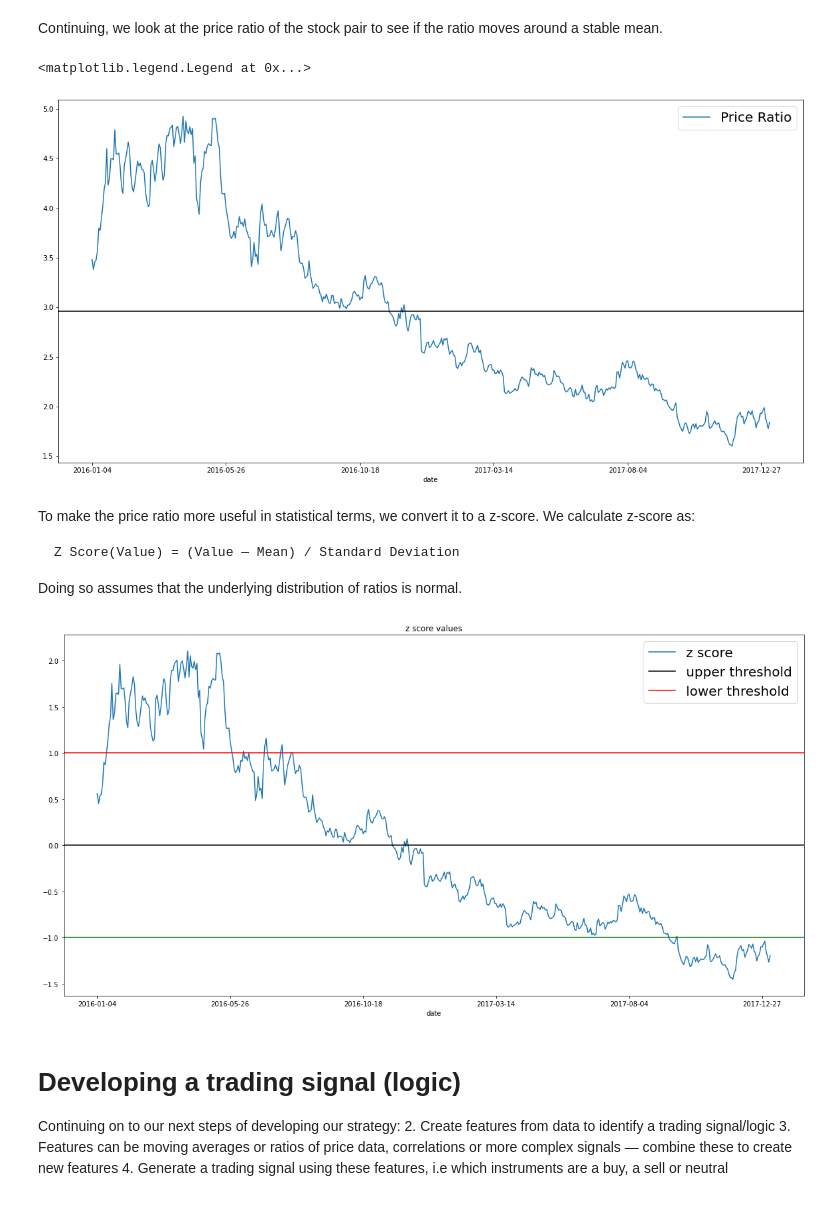
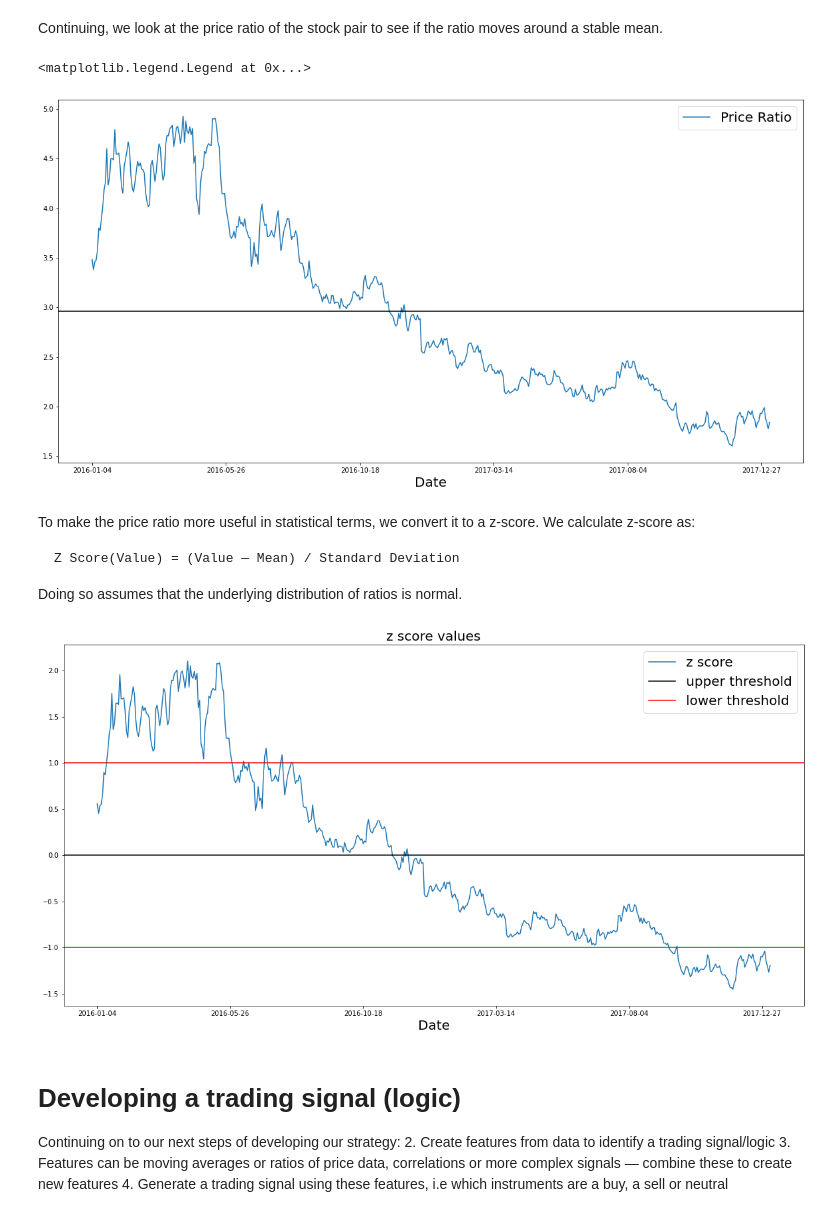
Before and after one commit to microgel/CS-216-Project, a Jupyter notebook: pair_trading.ipynb, the cells around one changed output. Saved outputs shown, nothing was run; the diff lists cells and outputs as text; code cells hidden in the pictures.

```diff
--- a/pair_trading.ipynb
+++ b/pair_trading.ipynb
@@ -358,10 +361,11 @@ Continuing, we look at the price ratio of the stock pair to see if the ratio mov
 price_ratio = train['stock1']/train['stock2']
 price_ratio.plot(figsize=(20,10))
 plt.axhline(price_ratio.mean(), color='black')
+plt.xlabel("Date",fontsize=20)
 plt.legend(['Price Ratio'],prop={'size':20})
 # %% [output]
 <matplotlib.legend.Legend at 0x...>
-[figure, old version]
+[figure, new version]
 # %% [markdown]
 To make the price ratio more useful in statistical terms, we convert it to a z-score. We calculate z-score as:
 
@@ -374,16 +378,17 @@ Doing so assumes that the underlying distribution of ratios is normal.
 # %%
 # calculate the zscore
 zscore = (price_ratio - np.mean(price_ratio)) / np.std(price_ratio)
 
 zscore.plot(figsize=(20,10), label='z score')
 plt.axhline(zscore.mean(), color="black")
 plt.axhline(1.0, color='red', label="upper threshold")
 plt.axhline(-1.0, color='green', label="lower threshold")
-plt.title("z score values")
+plt.title("z score values",fontsize=20)
+plt.xlabel('Date',fontsize=20)
 plt.legend(['z score','upper threshold','lower threshold'],prop={'size':20})
 plt.show()
 # %% [output]
-[figure, old version]
+[figure, new version]
 # %% [markdown]
 # Developing a trading signal (logic)
 
```
Also changed, not shown: parts of 8 cells of this notebook.
